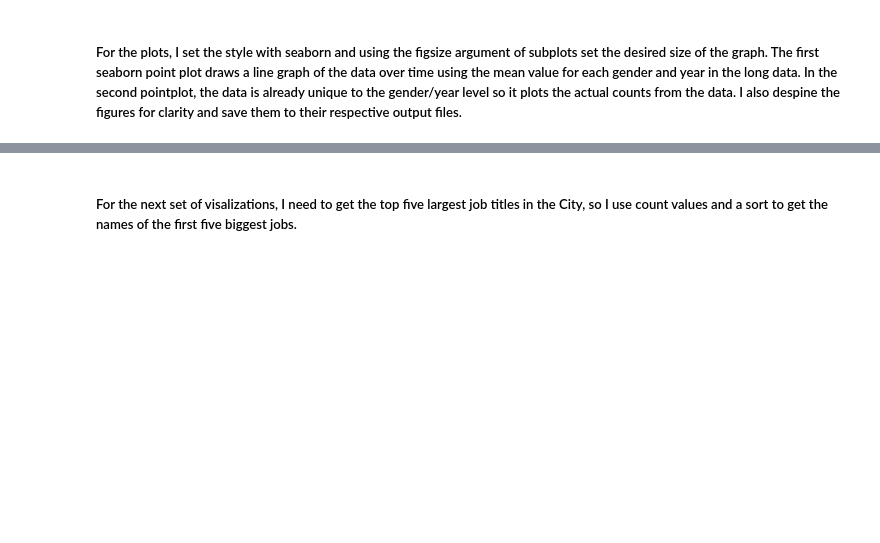
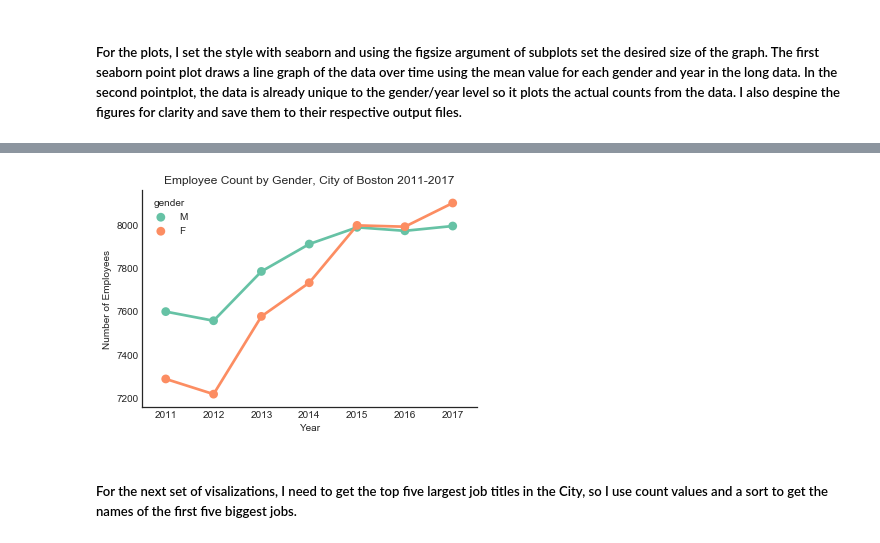
Before and after one commit to trivenigandhi/dataScience, a Jupyter notebook: Wage Gaps - City of Boston/Vizualize.ipynb, the cells around one changed output, grey strips where cells are left out. Cells and saved outputs as stored; diff of their text form; code cells hidden in the pictures; blank space fills up the shorter version.

```diff
--- a/Wage Gaps - City of Boston/Vizualize.ipynb
+++ b/Wage Gaps - City of Boston/Vizualize.ipynb
@@ -36,10 +39,13 @@ plt.savefig('earningsOverTime.jpeg')
 # %%
 sns.pointplot(x="variable",y="value",hue = "gender",
               data = countsByGender,palette ="Set2").set(xlabel = "Year",
                                                       ylabel = "Number of Employees")
 
 sns.despine()
+plt.title("Employee Count by Gender, City of Boston 2011-2017")
 plt.savefig('employeeCountOverTime.jpeg')
+# %% [output]
+[figure, added]
 # %% [markdown]
 ##### For the next set of visalizations, I need to get the top five largest job titles in the City, so I use count values and a sort to get the names of the first five biggest jobs.
 # %%
```
Also changed, not shown: parts of 8 cells of this notebook, 2 other files.
